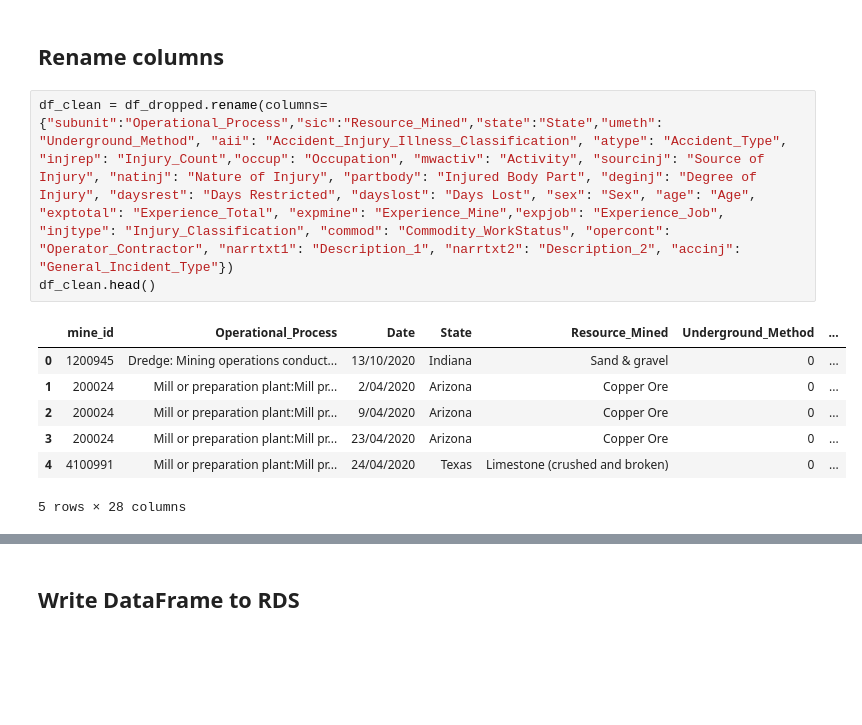
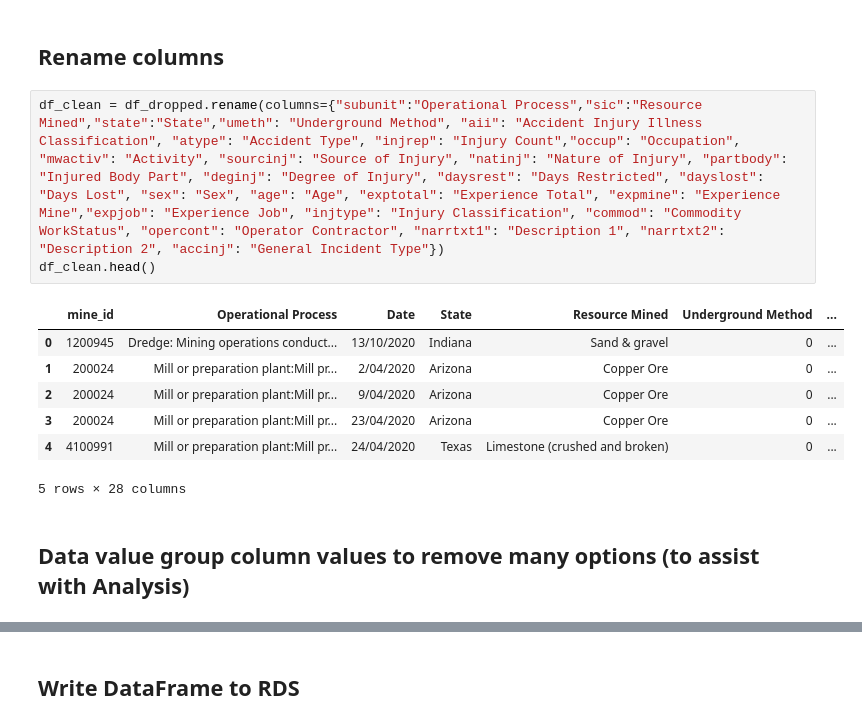
Before and after one commit to granttowers/Project_3, a Jupyter notebook: Import_Data_to_Postgress.ipynb, the cells around one changed output, grey strips where cells are left out. Drawn from its saved outputs; the diff is of its cells as text; blank space fills up the shorter version.

```diff
--- a/Import_Data_to_Postgress.ipynb
+++ b/Import_Data_to_Postgress.ipynb
@@ -37,13 +33,15 @@ df_dropped.head()
 # %% [markdown]
 ## Rename columns
 # %%
-df_clean = df_dropped.rename(columns={"subunit":"Operational_Process","sic":"Resource_Mined","state":"State","umeth": "Underground_Method", "aii": "Accident_Injury_Illness_Classification", "atype": "Accident_Type", "injrep": "Injury_Count","occup": "Occupation", "mwactiv": "Activity", "sourcinj": "Source of Injury", "natinj": "Nature of Injury", "partbody": "Injured Body Part", "deginj": "Degree of Injury", "daysrest": "Days Restricted", "dayslost": "Days Lost", "sex": "Sex", "age": "Age", "exptotal": "Experience_Total", "expmine": "Experience_Mine","expjob": "Experience_Job", "injtype": "Injury_Classification", "commod": "Commodity_WorkStatus", "opercont": "Operator_Contractor", "narrtxt1": "Description_1", "narrtxt2": "Description_2", "accinj": "General_Incident_Type"})
+df_clean = df_dropped.rename(columns={"subunit":"Operational Process","sic":"Resource Mined","state":"State","umeth": "Underground Method", "aii": "Accident Injury Illness Classification", "atype": "Accident Type", "injrep": "Injury Count","occup": "Occupation", "mwactiv": "Activity", "sourcinj": "Source of Injury", "natinj": "Nature of Injury", "partbody": "Injured Body Part", "deginj": "Degree of Injury", "daysrest": "Days Restricted", "dayslost": "Days Lost", "sex": "Sex", "age": "Age", "exptotal": "Experience Total", "expmine": "Experience Mine","expjob": "Experience Job", "injtype": "Injury Classification", "commod": "Commodity WorkStatus", "opercont": "Operator Contractor", "narrtxt1": "Description 1", "narrtxt2": "Description 2", "accinj": "General Incident Type"})
 df_clean.head()
 # %% [output]
-|  | mine_id | Operational_Process | Date | State | Resource_Mined | Underground_Method | ... |
+|  | mine_id | Operational Process | Date | State | Resource Mined | Underground Method | ... |
 | 0 | 1200945 | Dredge: Mining operations conduct... | 13/10/2020 | Indiana | Sand & gravel | 0 | ... |
 | 1 | 200024 | Mill or preparation plant:Mill pr... | 2/04/2020 | Arizona | Copper Ore | 0 | ... |
 | 2 | 200024 | Mill or preparation plant:Mill pr... | 9/04/2020 | Arizona | Copper Ore | 0 | ... |
 | 3 | 200024 | Mill or preparation plant:Mill pr... | 23/04/2020 | Arizona | Copper Ore | 0 | ... |
 | 4 | 4100991 | Mill or preparation plant:Mill pr... | 24/04/2020 | Texas | Limestone (crushed and broken) | 0 | ... |
 5 rows × 28 columns
+# %% [markdown]
+## Data value group column values to remove many options (to assist with Analysis)
```
Also changed, not shown: parts of 3 cells of this notebook.
